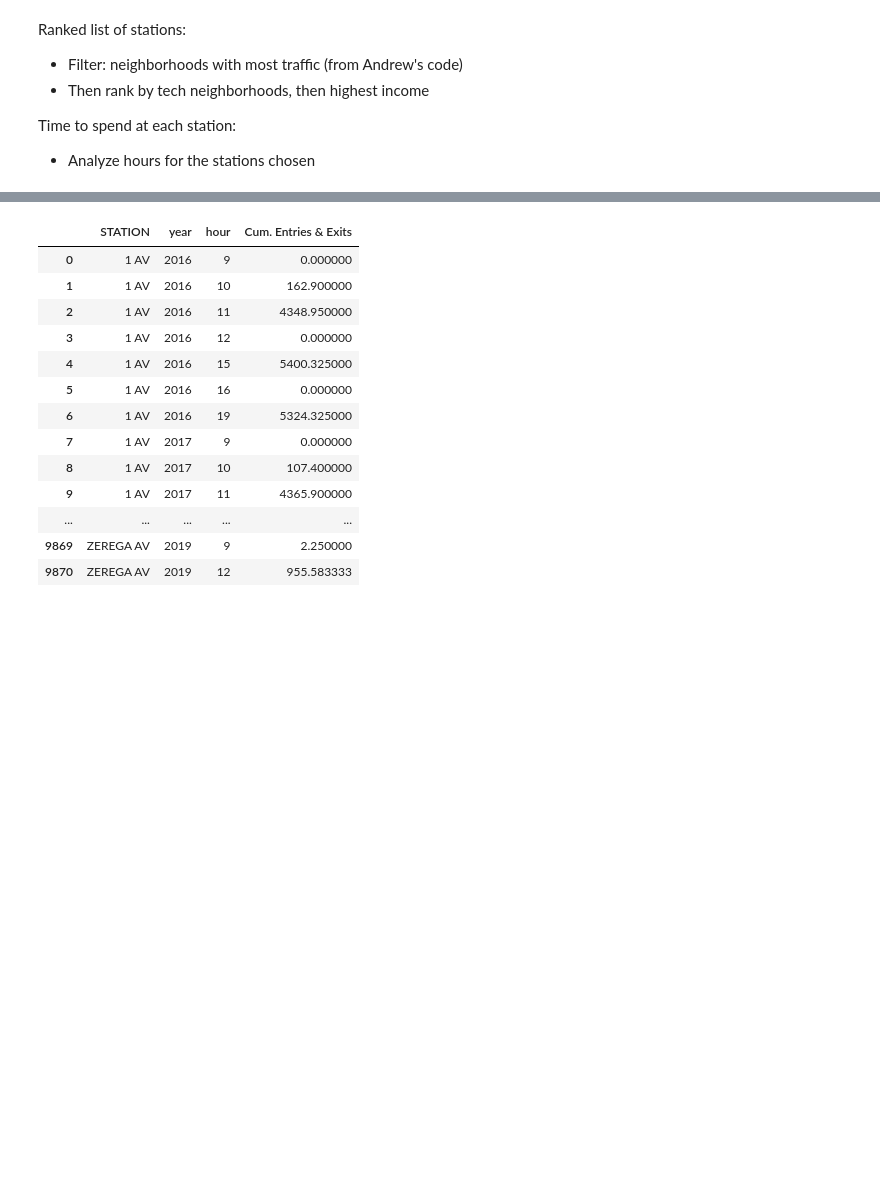
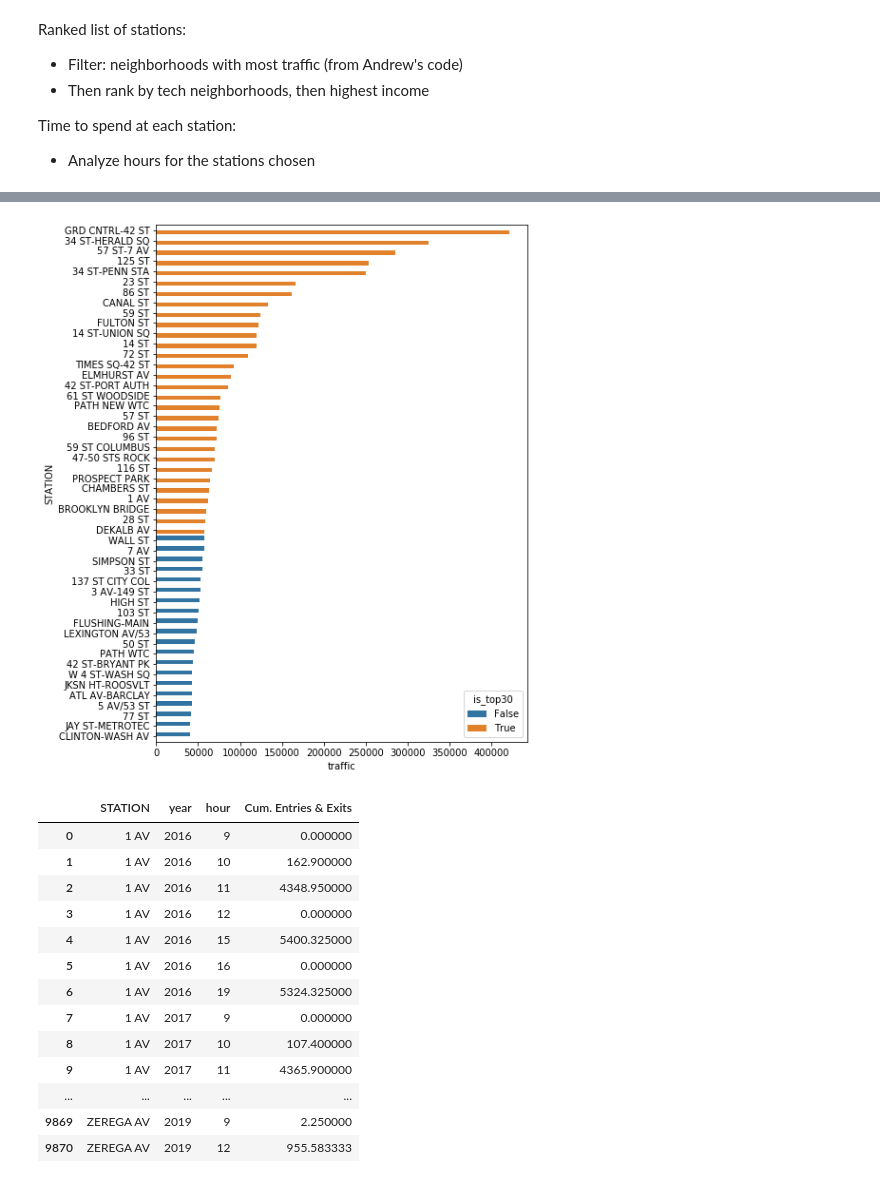
Before and after one commit to collindching/MTA-Turnstile-Analysis, a Jupyter notebook: Data Exploration (Collin).ipynb, the cells around one changed output, grey strips where cells are left out. Cells and saved outputs as stored; diff of their text form; code cells hidden in the pictures; blank space fills up the shorter version.

Commit message:
first graph top 30

```diff
--- a/Data Exploration (Collin).ipynb
+++ b/Data Exploration (Collin).ipynb
@@ -13,3 +13,5 @@ import seaborn as sns
 import matplotlib.pyplot as plt
 
 df = pd.read_pickle('data_clean.pkl')
+df.rename(columns={'Cum. Entries & Exits':'traffic'}, inplace=True)
+df.head()
@@ -22,0 +27,9 @@ Index(['TURNSTILE', 'STATION', 'year', 'hour', 'WD vs WE', 'ENTRIES', 'EXITS',
+# %%
+weekdays = df[df['WD vs WE'] == 'WD']
+weekdays_agg = weekdays.groupby(['STATION','year','month','day']).agg({'traffic':'sum'}).reset_index()
+stations_av = weekdays_agg.groupby(['STATION']).agg({'traffic':'mean'}).reset_index()
+stations_av.sort_values('traffic',ascending=False,inplace=True)
+# %%
+stations_av['is_top30'] = False
+stations_av.iloc[0:30, 2] = True
+stations_av.head()
@@ -23,3 +43,8 @@ Index(['TURNSTILE', 'STATION', 'year', 'hour', 'WD vs WE', 'ENTRIES', 'EXITS',
+# %%
+plt.figure(figsize=(7,10))
+sns.barplot(y='STATION', x='traffic', hue='is_top30', data=stations_av[:50]);
+# %% [output]
+[figure, added]
 # %%
 df.groupby(['STATION','year','hour'],as_index=False)['Cum. Entries & Exits'].mean()
 # %% [output]
```
Also changed, not shown: parts of 4 cells of this notebook.
